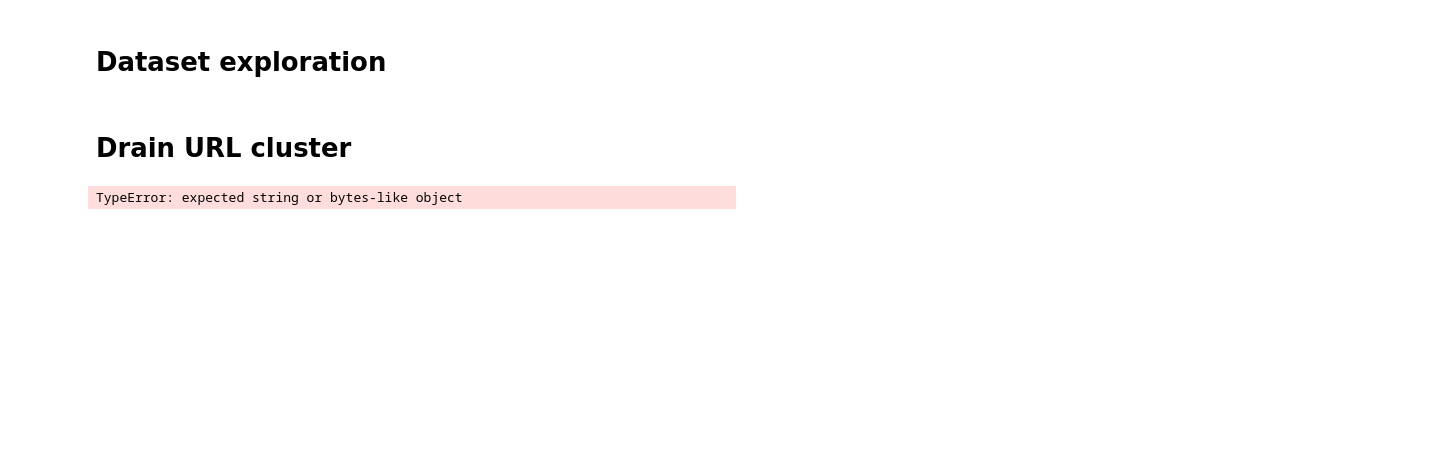
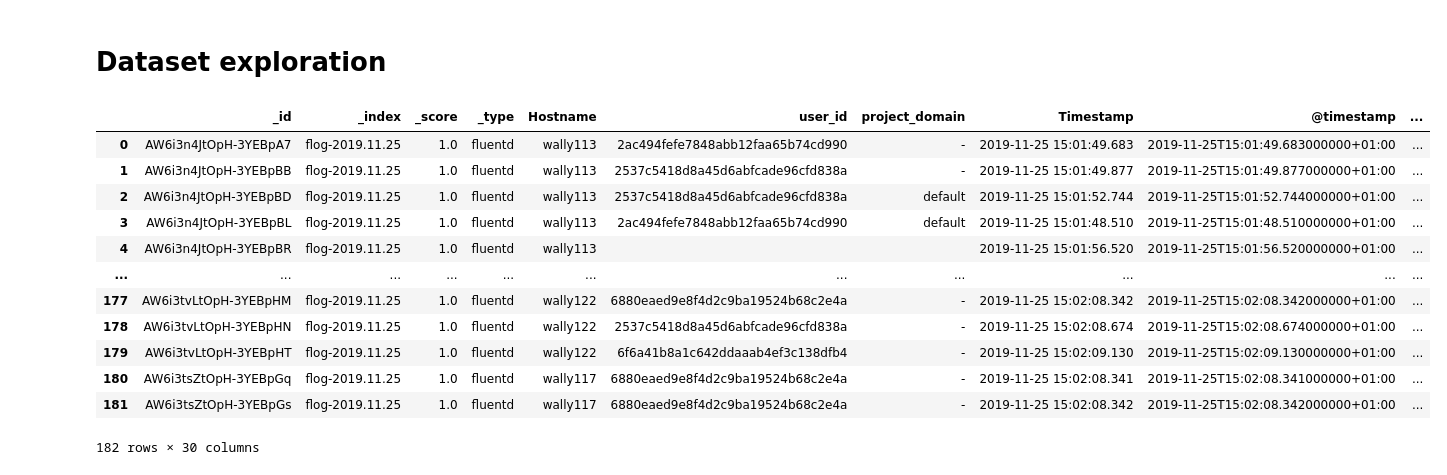
Before and after one commit to DerDoni/Domain-Guided-Monitoring, a Jupyter notebook: notebooks/Attention vs. no attention.ipynb, the cells around one changed output. Cells and saved outputs as stored; diff of their text form; code cells hidden in the pictures; blank space fills up the shorter version.

```diff
--- a/notebooks/Attention vs. no attention.ipynb
+++ b/notebooks/Attention vs. no attention.ipynb
@@ -83,5 +108,18 @@ metadata = transformer.collect_metadata(sequences_df, sequence_column_name)
 # Dataset exploration
 # %%
 dataset_df = pd.read_csv(Path("../data/logs_aggregated_concurrent.csv")).fillna("").astype(str).replace(np.nan, "", regex=True)
+dataset_df
+# %% [output]
+|  | _id | _index | _score | _type | Hostname | user_id | project_domain | Timestamp | @timestamp | ... |
+| 0 | AW6i3n4JtOpH-3YEBpA7 | flog-2019.11.25 | 1.0 | fluentd | wally113 | 2ac494fefe7848abb12faa65b74cd990 | - | 2019-11-25 15:01:49.683 | 2019-11-25T15:01:49.683000000+01:00 | ... |
+| 1 | AW6i3n4JtOpH-3YEBpBB | flog-2019.11.25 | 1.0 | fluentd | wally113 | 2537c5418d8a45d6abfcade96cfd838a | - | 2019-11-25 15:01:49.877 | 2019-11-25T15:01:49.877000000+01:00 | ... |
+| 2 | AW6i3n4JtOpH-3YEBpBD | flog-2019.11.25 | 1.0 | fluentd | wally113 | 2537c5418d8a45d6abfcade96cfd838a | default | 2019-11-25 15:01:52.744 | 2019-11-25T15:01:52.744000000+01:00 | ... |
+| 3 | AW6i3n4JtOpH-3YEBpBL | flog-2019.11.25 | 1.0 | fluentd | wally113 | 2ac494fefe7848abb12faa65b74cd990 | default | 2019-11-25 15:01:48.510 | 2019-11-25T15:01:48.510000000+01:00 | ... |
+| 4 | AW6i3n4JtOpH-3YEBpBR | flog-2019.11.25 | 1.0 | fluentd | wally113 |  |  | 2019-11-25 15:01:56.520 | 2019-11-25T15:01:56.520000000+01:00 | ... |
+| ... | ... | ... | ... | ... | ... | ... | ... | ... | ... | ... |
+| 177 | AW6i3tvLtOpH-3YEBpHM | flog-2019.11.25 | 1.0 | fluentd | wally122 | 6880eaed9e8f4d2c9ba19524b68c2e4a | - | 2019-11-25 15:02:08.342 | 2019-11-25T15:02:08.342000000+01:00 | ... |
+| 178 | AW6i3tvLtOpH-3YEBpHN | flog-2019.11.25 | 1.0 | fluentd | wally122 | 2537c5418d8a45d6abfcade96cfd838a | - | 2019-11-25 15:02:08.674 | 2019-11-25T15:02:08.674000000+01:00 | ... |
+| 179 | AW6i3tvLtOpH-3YEBpHT | flog-2019.11.25 | 1.0 | fluentd | wally122 | 6f6a41b8a1c642ddaaab4ef3c138dfb4 | - | 2019-11-25 15:02:09.130 | 2019-11-25T15:02:09.130000000+01:00 | ... |
+| 180 | AW6i3tsZtOpH-3YEBpGq | flog-2019.11.25 | 1.0 | fluentd | wally117 | 6880eaed9e8f4d2c9ba19524b68c2e4a | - | 2019-11-25 15:02:08.341 | 2019-11-25T15:02:08.341000000+01:00 | ... |
+| 181 | AW6i3tsZtOpH-3YEBpGs | flog-2019.11.25 | 1.0 | fluentd | wally117 | 6880eaed9e8f4d2c9ba19524b68c2e4a | - | 2019-11-25 15:02:08.342 | 2019-11-25T15:02:08.342000000+01:00 | ... |
+182 rows × 30 columns
-# %% [markdown]
-# Drain URL cluster
@@ -103,4 +130,2 @@ from src.features.preprocessing import spell
 # %%
-parser = spell.LogParser(indir="../data/")
+parser = spell.LogParser(indir="../data/", log_format=LOG_FORMAT, csv=False, content="Content")
-# %% [output]
-TypeError: expected string or bytes-like object
```
Also changed, not shown: parts of 28 cells of this notebook, 1 other file.
